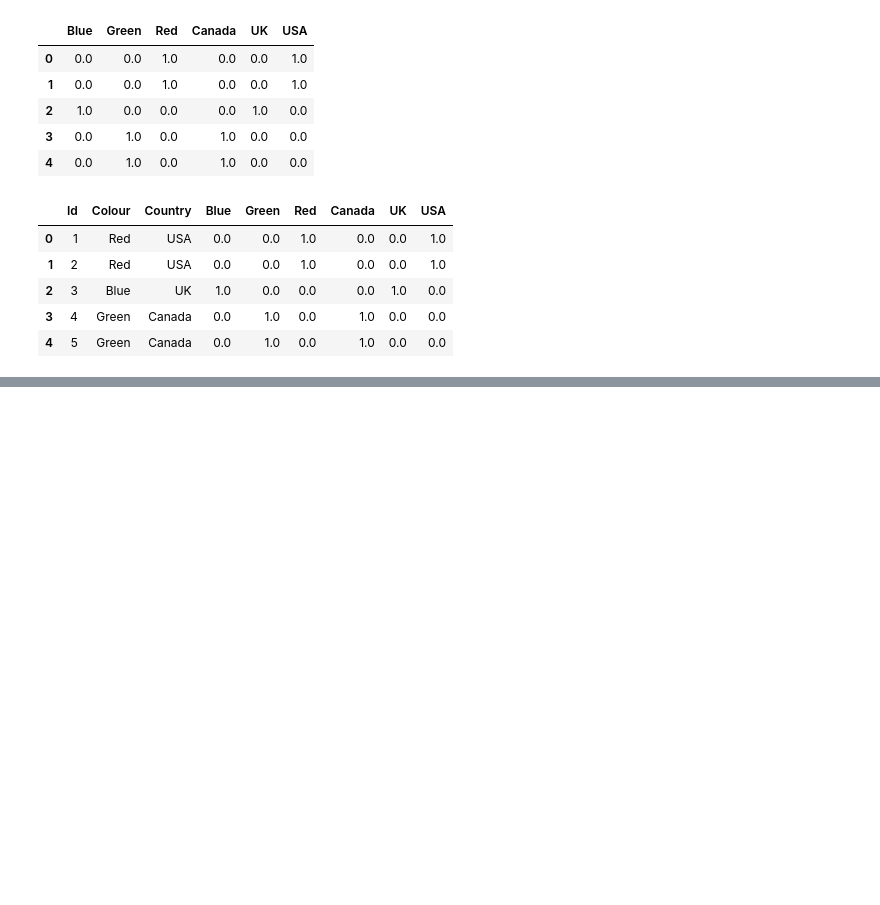
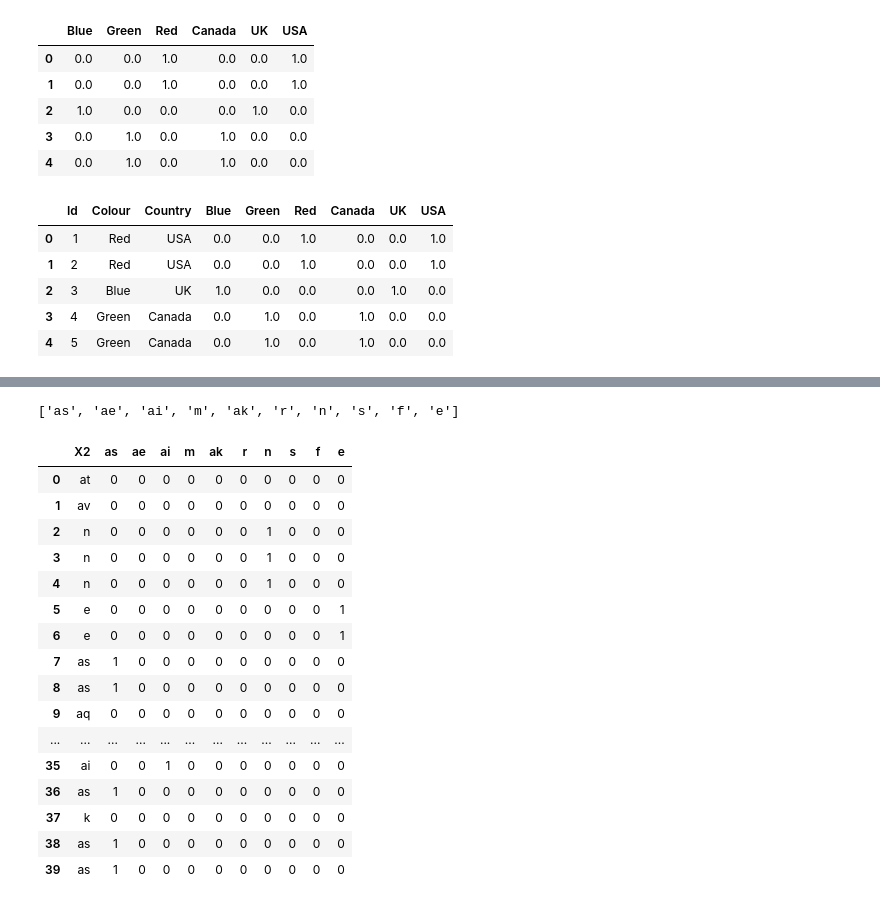
Before and after one commit to MIpaltan007/ML, a Jupyter notebook: Handle_Categorical_Variables.ipynb, the cells around one changed output, grey strips where cells are left out. Drawn from its saved outputs; the diff is of its cells as text; code cells hidden in the pictures; blank space fills up the shorter version.

```diff
--- a/Handle_Categorical_Variables.ipynb
+++ b/Handle_Categorical_Variables.ipynb
@@ -139,0 +142,3 @@ df_new.head()
+# %%
+data=pd.read_csv('mercendez.csv',usecols=['X1','X2','X3','X4','X5','X6'])
+data.head()
@@ -139,0 +191,33 @@ df_new.head()
+# %%
+# A list of 10 most frequent categories of variable
+
+top_10 = [x for x in data.X2.value_counts().sort_values(ascending=False).head(10).index]
+
+top_10
+# %% [output]
+['as', 'ae', 'ai', 'm', 'ak', 'r', 'n', 's', 'f', 'e']
+# %%
+#We make 10 binary variables
+
+for label in top_10:
+    data[label]=np.where(data['X2']==label,1,0)
+
+data[['X2']+top_10].head(40)
+# %% [output]
+|  | X2 | as | ae | ai | m | ak | r | n | s | f | e |
+| 0 | at | 0 | 0 | 0 | 0 | 0 | 0 | 0 | 0 | 0 | 0 |
+| 1 | av | 0 | 0 | 0 | 0 | 0 | 0 | 0 | 0 | 0 | 0 |
+| 2 | n | 0 | 0 | 0 | 0 | 0 | 0 | 1 | 0 | 0 | 0 |
+| 3 | n | 0 | 0 | 0 | 0 | 0 | 0 | 1 | 0 | 0 | 0 |
+| 4 | n | 0 | 0 | 0 | 0 | 0 | 0 | 1 | 0 | 0 | 0 |
+| 5 | e | 0 | 0 | 0 | 0 | 0 | 0 | 0 | 0 | 0 | 1 |
+| 6 | e | 0 | 0 | 0 | 0 | 0 | 0 | 0 | 0 | 0 | 1 |
+| 7 | as | 1 | 0 | 0 | 0 | 0 | 0 | 0 | 0 | 0 | 0 |
+| 8 | as | 1 | 0 | 0 | 0 | 0 | 0 | 0 | 0 | 0 | 0 |
+| 9 | aq | 0 | 0 | 0 | 0 | 0 | 0 | 0 | 0 | 0 | 0 |
+| ... | ... | ... | ... | ... | ... | ... | ... | ... | ... | ... | ... |
+| 35 | ai | 0 | 0 | 1 | 0 | 0 | 0 | 0 | 0 | 0 | 0 |
+| 36 | as | 1 | 0 | 0 | 0 | 0 | 0 | 0 | 0 | 0 | 0 |
+| 37 | k | 0 | 0 | 0 | 0 | 0 | 0 | 0 | 0 | 0 | 0 |
+| 38 | as | 1 | 0 | 0 | 0 | 0 | 0 | 0 | 0 | 0 | 0 |
+| 39 | as | 1 | 0 | 0 | 0 | 0 | 0 | 0 | 0 | 0 | 0 |
```
Also changed, not shown: parts of 5 cells of this notebook, 1 other file.
